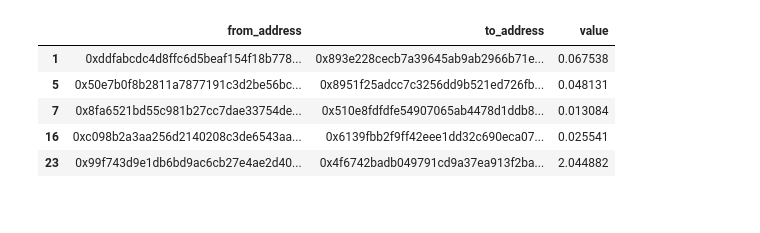
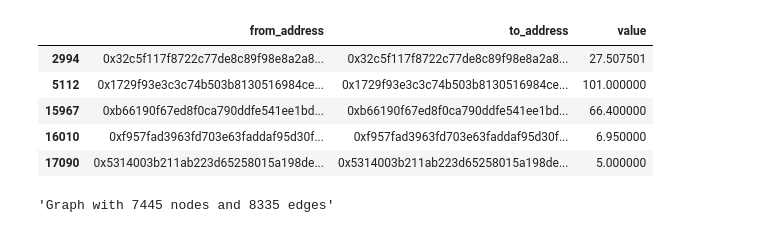
Before and after one commit to ba-group-projects/eth-trx-china-ban, a Jupyter notebook: eda.ipynb, the cells around one changed output. Saved outputs shown, nothing was run; the diff lists cells and outputs as text; code cells hidden in the pictures.

```diff
--- a/eda.ipynb
+++ b/eda.ipynb
@@ -6,6 +8,6 @@ import networkx as nx
 # %%
 path = os.getcwd()
-df = pd.read_csv(path+'\\data\\data_example.csv')
+df = pd.read_csv(path+'\data\cleaned_data.csv')
 df = df.drop(df.columns[0],axis=1)
 df.head(5)
 # %% [output]
@@ -21,16 +38,16 @@ contractSpace = df[(df.from_address_type == 'Contract') & (df.to_address_type ==
 bipartiteSpace = df[((df.from_address_type == 'EOA') & (df.to_address_type == 'Contract')) | ((df.from_address_type == 'Contract') & (df.to_address_type == 'EOA'))]
 # %%
 userSpace = userSpace[['from_address','to_address','value']]
-userSpace.head()
+userSpace[userSpace.from_address == userSpace.to_address]
 # %% [output]
 |  | from_address | to_address | value |
-| 1 | 0xddfabcdc4d8ffc6d5beaf154f18b778... | 0x893e228cecb7a39645ab9ab2966b71e... | 0.067538 |
-| 5 | 0x50e7b0f8b2811a7877191c3d2be56bc... | 0x8951f25adcc7c3256dd9b521ed726fb... | 0.048131 |
-| 7 | 0x8fa6521bd55c981b27cc7dae33754de... | 0x510e8fdfdfe54907065ab4478d1ddb8... | 0.013084 |
-| 16 | 0xc098b2a3aa256d2140208c3de6543aa... | 0x6139fbb2f9ff42eee1dd32c690eca07... | 0.025541 |
-| 23 | 0x99f743d9e1db6bd9ac6cb27e4ae2d40... | 0x4f6742badb049791cd9a37ea913f2ba... | 2.044882 |
+| 2994 | 0x32c5f117f8722c77de8c89f98e8a2a8... | 0x32c5f117f8722c77de8c89f98e8a2a8... | 27.507501 |
+| 5112 | 0x1729f93e3c3c74b503b8130516984ce... | 0x1729f93e3c3c74b503b8130516984ce... | 101.000000 |
+| 15967 | 0xb66190f67ed8f0ca790ddfe541ee1bd... | 0xb66190f67ed8f0ca790ddfe541ee1bd... | 66.400000 |
+| 16010 | 0xf957fad3963fd703e63faddaf95d30f... | 0xf957fad3963fd703e63faddaf95d30f... | 6.950000 |
+| 17090 | 0x5314003b211ab223d65258015a198de... | 0x5314003b211ab223d65258015a198de... | 5.000000 |
 # %%
-G = nx.from_pandas_edgelist(userSpace,                # the df containing the data
-                            source='from_address',        # first element of the dyad
-                            target='to_address',        # second element of the dyad
-                            edge_attr='value')# weight
+G = nx.from_pandas_edgelist(userSpace,source='from_address',target='to_address',edge_attr='value')
+nx.info(G)
+# %% [output]
+'Graph with 7445 nodes and 8335 edges'
```
Also changed, not shown: parts of 7 cells of this notebook.
